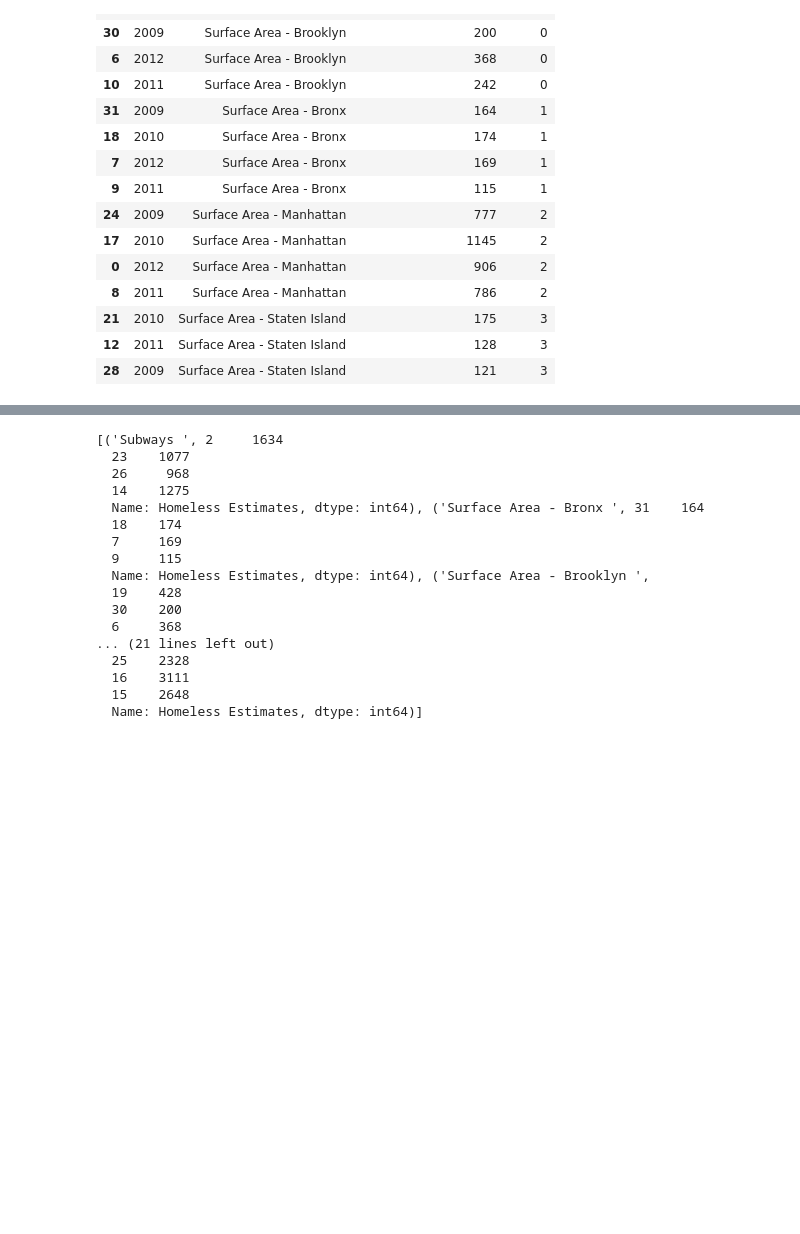
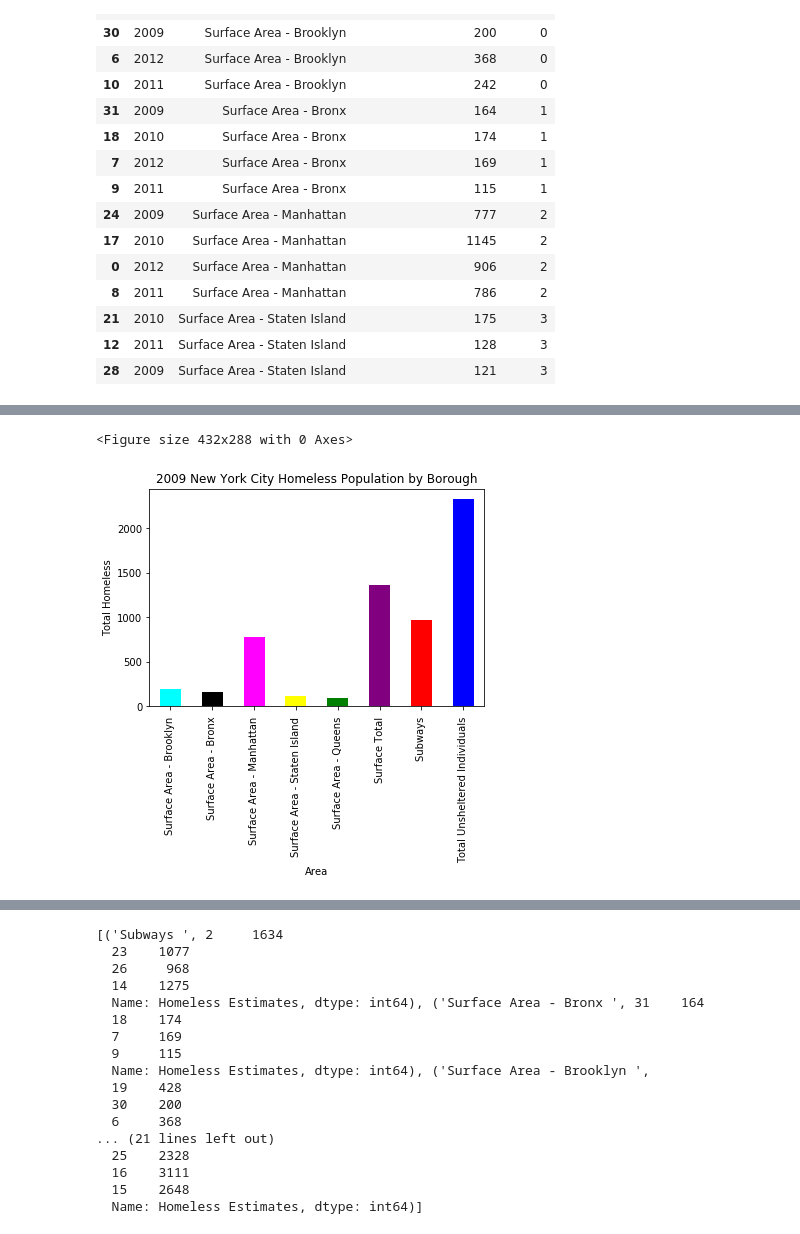
Before and after one commit to kathieking/Thinkful, a Jupyter notebook: plot2_workinprogress.ipynb, the cells around one changed output, grey strips where cells are left out. Saved outputs shown, nothing was run; the diff lists cells and outputs as text; code cells hidden in the pictures; blank space fills up the shorter version.

```diff
--- a/plot2_workinprogress.ipynb
+++ b/plot2_workinprogress.ipynb
@@ -107,0 +140,11 @@ plt.show()
+# %%
+fig = plt.figure()
+color = ['cyan', 'black', 'magenta', 'yellow', 'green', 'purple', 'red', 'blue']
+df_2009.plot(kind = 'bar', x = 'Area',y = 'Homeless Estimates', color = color, legend = None)
+plt.ylabel('Total Homeless')
+plt.title('2009 New York City Homeless Population by Borough')
+
+plt.show()
+# %% [output]
+<Figure size 432x288 with 0 Axes>
+[figure, added]
```
Also changed, not shown: parts of 20 cells of this notebook.
